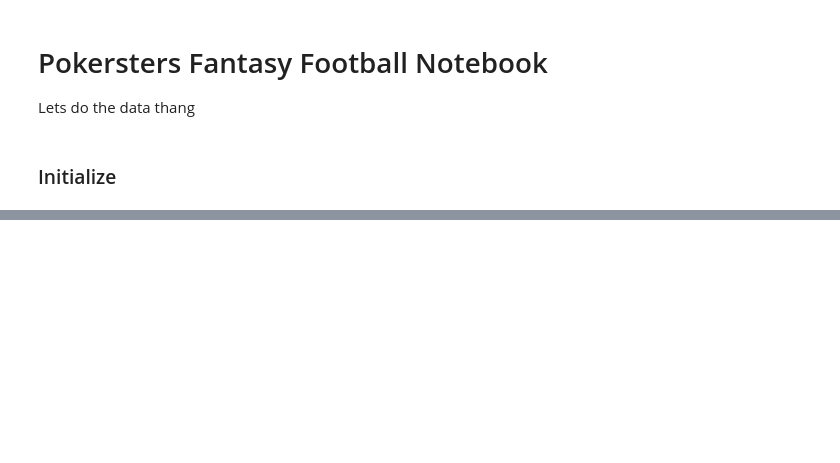
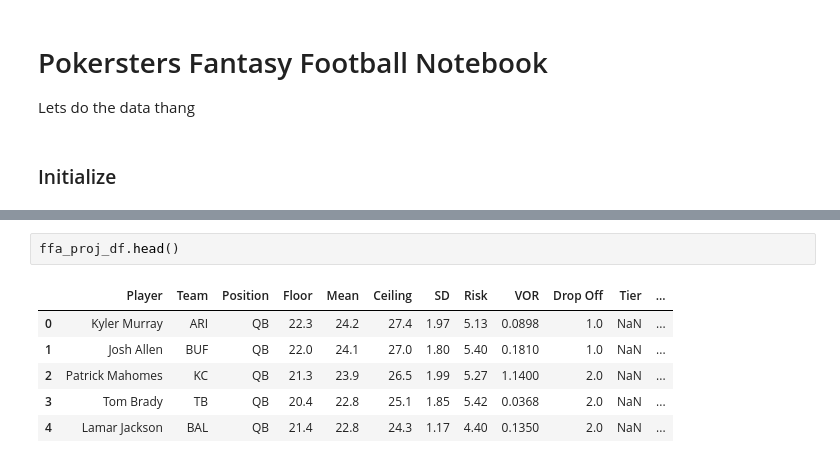
Before and after one commit to atran39/PokerstersFF, a Jupyter notebook: PokerstersFF.ipynb, the cells around one changed output, grey strips where cells are left out. Cells and saved outputs as stored; diff of their text form; blank space fills up the shorter version.

```diff
--- a/PokerstersFF.ipynb
+++ b/PokerstersFF.ipynb
@@ -28,0 +45,9 @@ league.get_league()
+# %%
+ffa_proj_df.head()
+# %% [output]
+|  | Player | Team | Position | Floor | Mean | Ceiling | SD | Risk | VOR | Drop Off | Tier | ... |
+| 0 | Kyler Murray | ARI | QB | 22.3 | 24.2 | 27.4 | 1.97 | 5.13 | 0.0898 | 1.0 | NaN | ... |
+| 1 | Josh Allen | BUF | QB | 22.0 | 24.1 | 27.0 | 1.80 | 5.40 | 0.1810 | 1.0 | NaN | ... |
+| 2 | Patrick Mahomes | KC | QB | 21.3 | 23.9 | 26.5 | 1.99 | 5.27 | 1.1400 | 2.0 | NaN | ... |
+| 3 | Tom Brady | TB | QB | 20.4 | 22.8 | 25.1 | 1.85 | 5.42 | 0.0368 | 2.0 | NaN | ... |
+| 4 | Lamar Jackson | BAL | QB | 21.4 | 22.8 | 24.3 | 1.17 | 4.40 | 0.1350 | 2.0 | NaN | ... |
```
Also changed, not shown: parts of 15 cells of this notebook, 9 other files.
